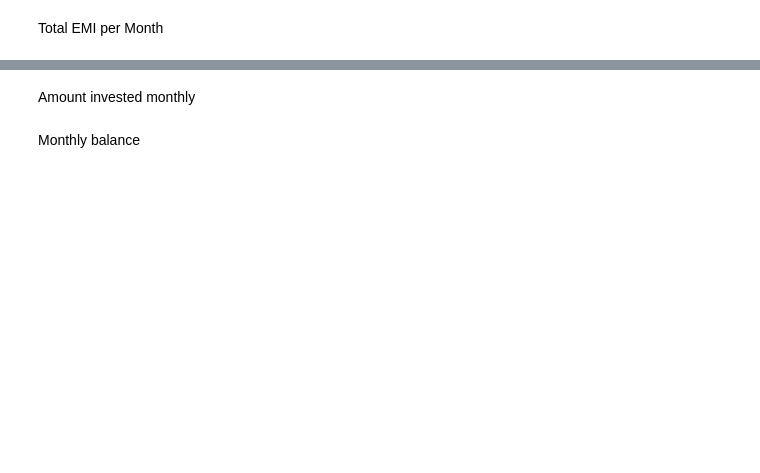
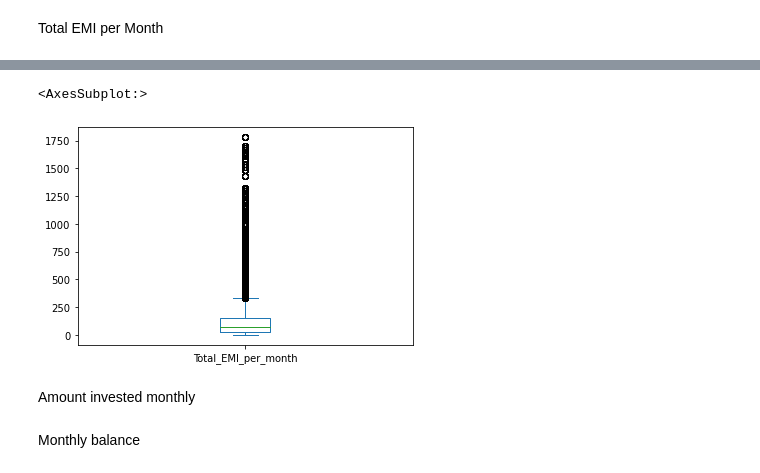
Before and after one commit to WnagZ/vis-and-dm, a Jupyter notebook: outliers.ipynb, the cells around one changed output, grey strips where cells are left out. Saved outputs shown, nothing was run; the diff lists cells and outputs as text; code cells hidden in the pictures; blank space fills up the shorter version.

```diff
--- a/outliers.ipynb
+++ b/outliers.ipynb
@@ -130,3 +189,8 @@ Total EMI per Month
+# %%
+df['Total_EMI_per_month'].plot(kind='box')
+# %% [output]
+<AxesSubplot:>
+[figure, added]
 # %% [markdown]
 Amount invested monthly
 # %% [markdown]
```
Also changed, not shown: parts of 14 cells of this notebook.
